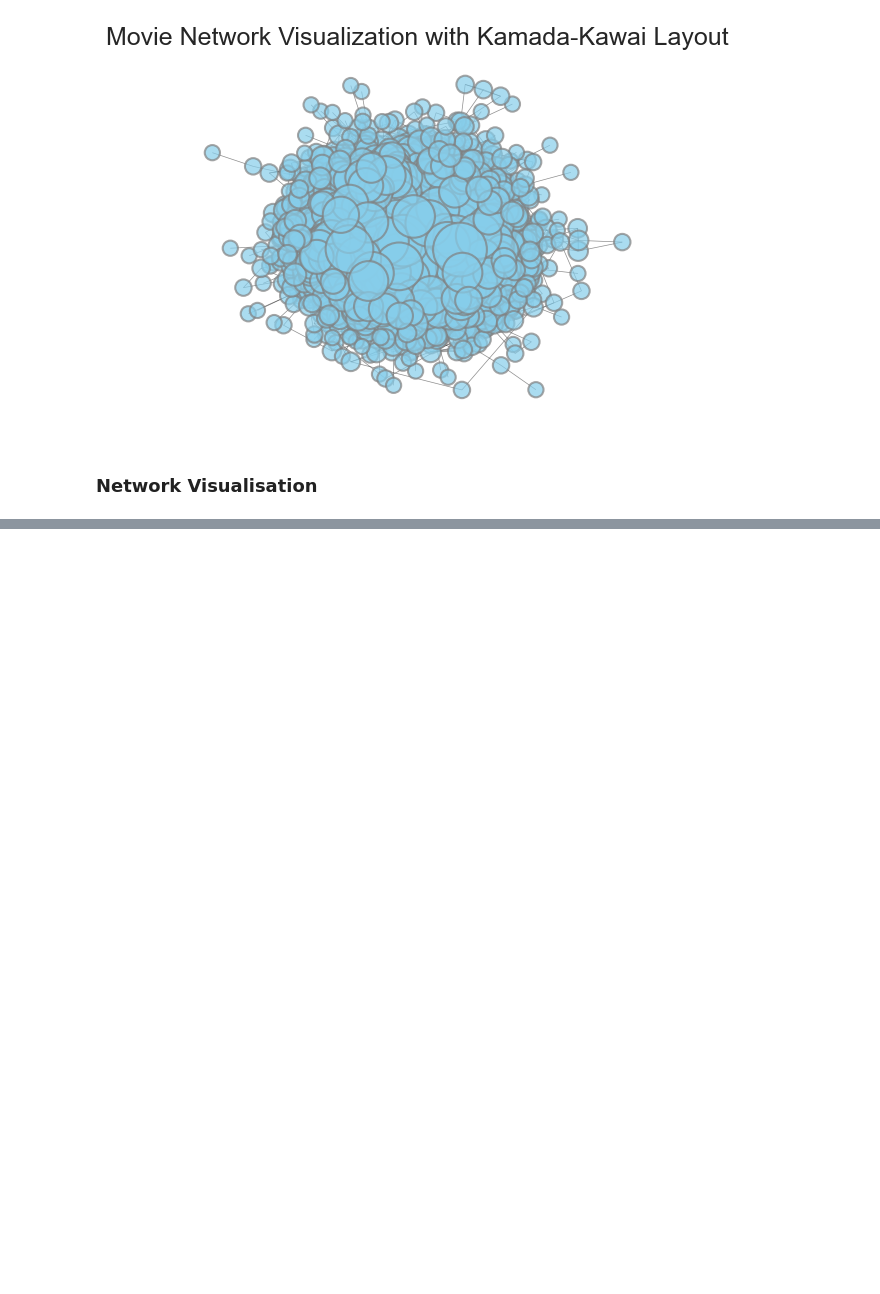
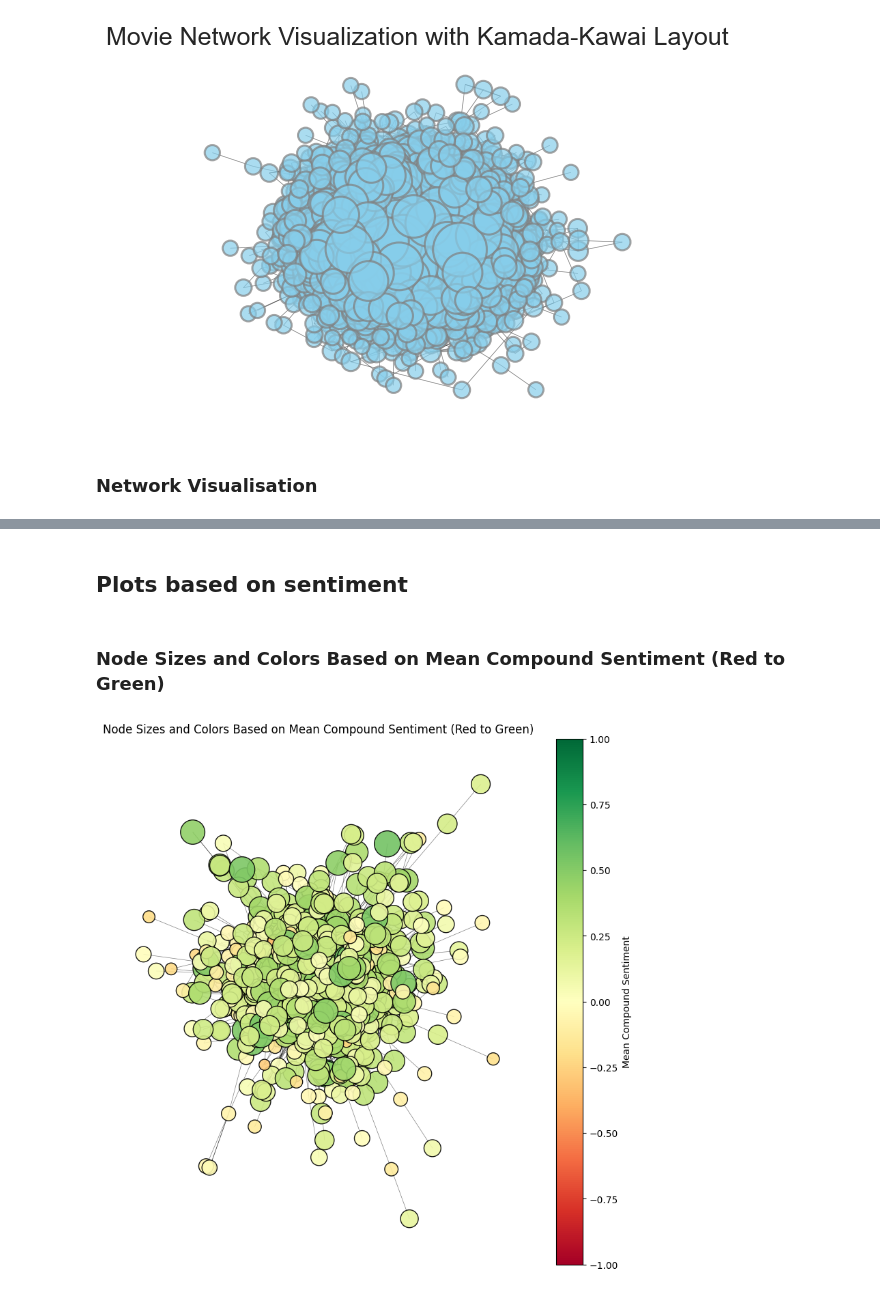
Before and after one commit to michalisdikaiopoulos/Movie-Success-And-Actor-Popularity-Correlation, a Jupyter notebook: ExtractData.ipynb, the cells around one changed output, grey strips where cells are left out. Drawn from its saved outputs; the diff is of its cells as text; code cells hidden in the pictures; blank space fills up the shorter version.

```diff
--- a/ExtractData.ipynb
+++ b/ExtractData.ipynb
@@ -209,0 +272,4 @@ Number of nodes 2932
+# %%
+for node in list(movie_graph.nodes)[:5]:
+    print(node)
+    print(movie_graph.nodes[node]["mean_compound_sentiment"], "\n")
@@ -471,3 +556,47 @@ graph.plot()
 # %% [output]
 Failed memoization speedup attempt due to Pandas internal hash function failing. Continuing without memoization speedups.This is fine, but for speedups around skipping re-uploads of previously seen ta ...
 [interactive output not drawn]
+# %% [markdown]
+## Plots based on sentiment
+# %% [markdown]
+### Node Sizes and Colors Based on Mean Compound Sentiment (Red to Green)
+# %%
+import matplotlib.cm as cm
+import matplotlib.colors as mcolors
+
+# Extract sentiment values
+sentiments = [movie_graph.nodes[node]['mean_compound_sentiment'] for node in graph_largest.nodes]
+
+# Normalize sentiment values to a range (100 to 2000) with exponential scaling
+min_size, max_size = 50, 1000
+min_sent, max_sent = min(sentiments), max(sentiments)
+node_sizes = [
+    min_size + (max_size - min_size) * ((sent - min_sent) / (max_sent - min_sent))**2 if max_sent > min_sent else min_size
+    for sent in sentiments
+]
+
+norm = mcolors.Normalize(vmin=-1, vmax=1)  # Normalize between -1 and 1
+cmap = cm.RdYlGn
+
+# ScalarMappable for the colormap
+sm = cm.ScalarMappable(cmap=cmap, norm=norm)
+sm.set_array([])
+
+plt.figure(figsize=(10, 10))
+pos = nx.spring_layout(graph_largest, seed=42)
+
+# Draw nodes with varying size and color
+colors = [cmap(norm(sent)) for sent in sentiments]
+nx.draw_networkx_nodes(graph_largest, pos, node_size=node_sizes, node_color=colors, alpha=0.9, edgecolors="black")
+
+nx.draw_networkx_edges(graph_largest, pos, width=0.5, alpha=0.5)
+
+# Add the colorbar
+cbar = plt.colorbar(sm, ax=plt.gca())  # Explicitly associate the colorbar with the current axis
+cbar.set_label("Mean Compound Sentiment")
+
+plt.title("Node Sizes and Colors Based on Mean Compound Sentiment (Red to Green)")
+plt.axis("off")
+plt.show()
+# %% [output]
+[figure, added]
```
Also changed, not shown: parts of 35 cells of this notebook.
